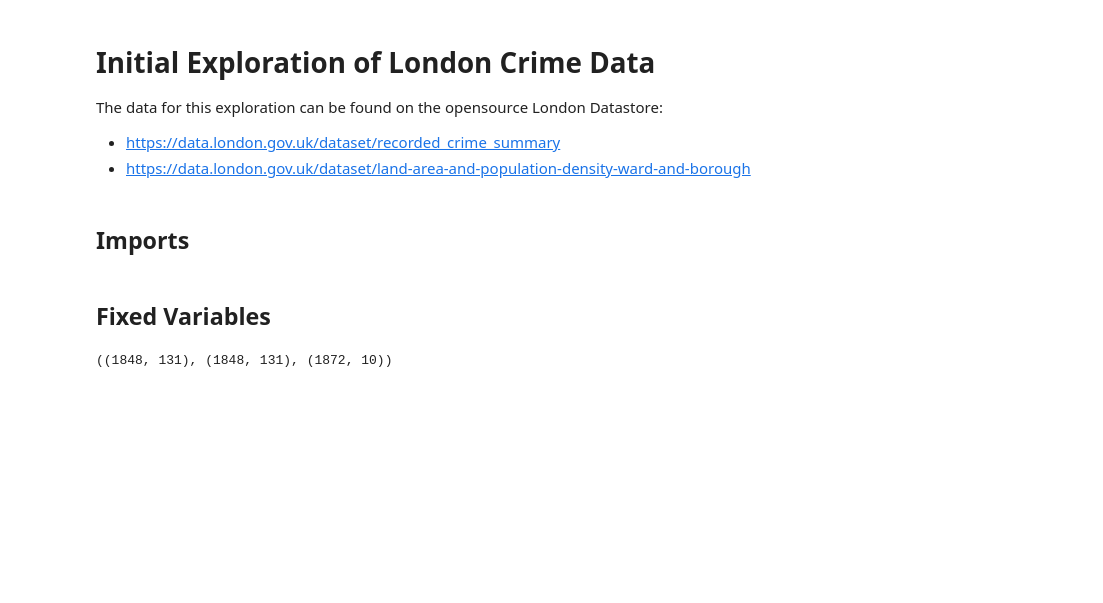
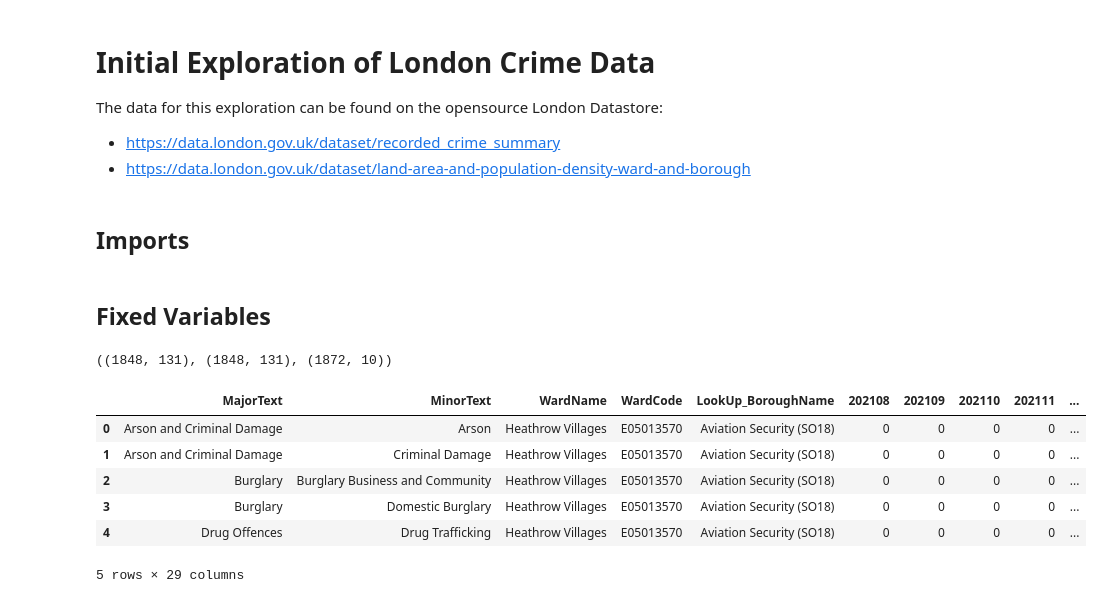
Before and after one commit to JamieW365/londoncrime, a Jupyter notebook: notebooks/exploratory/jw_1.ipynb, the cells around one changed output. Saved outputs shown, nothing was run; the diff lists cells and outputs as text; code cells hidden in the pictures; blank space fills up the shorter version.

```diff
--- a/notebooks/exploratory/jw_1.ipynb
+++ b/notebooks/exploratory/jw_1.ipynb
@@ -22,3 +22,14 @@ df_borough_pops = pd.read_csv(url_borough_pops)
 df_offs.shape, df_SDs.shape, df_borough_pops.shape
 # %% [output]
 ((1848, 131), (1848, 131), (1872, 10))
+# %%
+df_ward = pd.read_csv('https://data.london.gov.uk/download/recorded_crime_summary/eacfc5cc-3c67-4257-980d-6468b595c7d9/MPS%20Ward%20Level%20Crime%20%28most%20recent%2024%20months%29.csv')
+df_ward.head()
+# %% [output]
+|  | MajorText | MinorText | WardName | WardCode | LookUp_BoroughName | 202108 | 202109 | 202110 | 202111 | ... |
+| 0 | Arson and Criminal Damage | Arson | Heathrow Villages | E05013570 | Aviation Security (SO18) | 0 | 0 | 0 | 0 | ... |
+| 1 | Arson and Criminal Damage | Criminal Damage | Heathrow Villages | E05013570 | Aviation Security (SO18) | 0 | 0 | 0 | 0 | ... |
+| 2 | Burglary | Burglary Business and Community | Heathrow Villages | E05013570 | Aviation Security (SO18) | 0 | 0 | 0 | 0 | ... |
+| 3 | Burglary | Domestic Burglary | Heathrow Villages | E05013570 | Aviation Security (SO18) | 0 | 0 | 0 | 0 | ... |
+| 4 | Drug Offences | Drug Trafficking | Heathrow Villages | E05013570 | Aviation Security (SO18) | 0 | 0 | 0 | 0 | ... |
+5 rows × 29 columns
```
Also changed, not shown: parts of 7 cells of this notebook.
